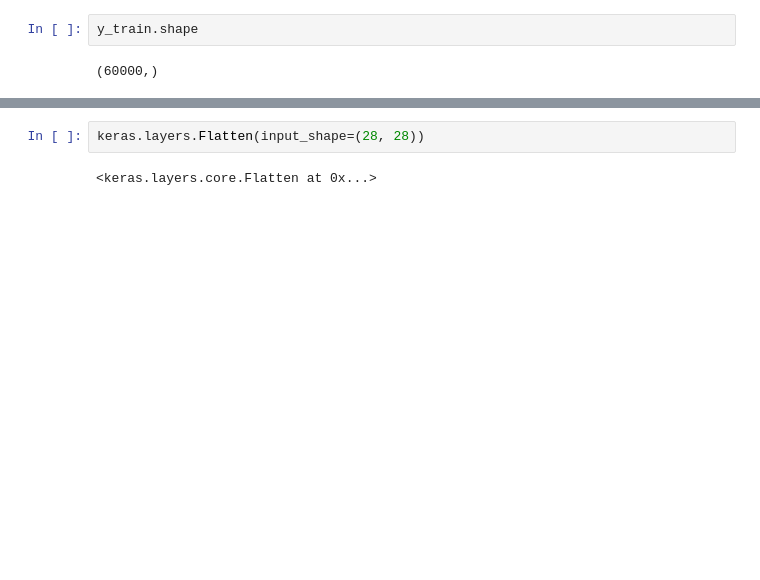
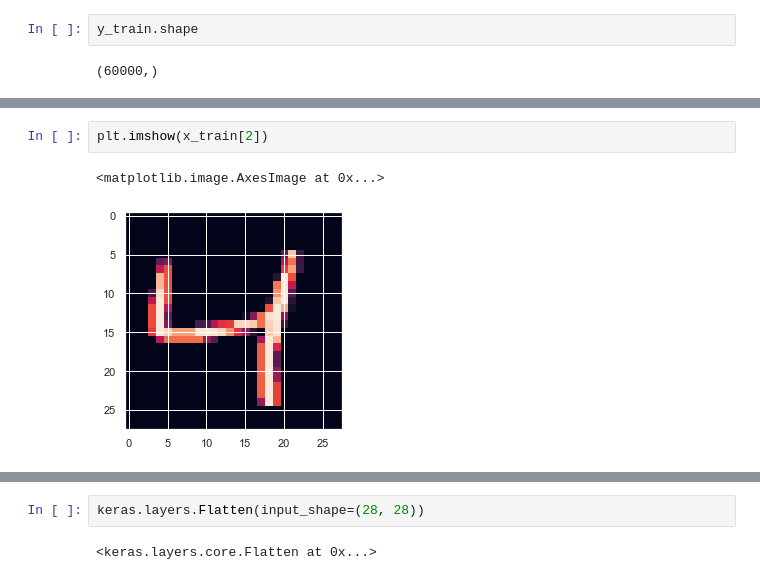
Before and after one commit to Unique-Divine/Hello-World-of-ML, a Jupyter notebook: Image Recognition/MNIST Digits - Neural Network/MNIST Digit Classification.ipynb, the cells around one changed output, grey strips where cells are left out. Cells and saved outputs as stored; diff of their text form; blank space fills up the shorter version.

```diff
--- a/Image Recognition/MNIST Digits - Neural Network/MNIST Digit Classification.ipynb
+++ b/Image Recognition/MNIST Digits - Neural Network/MNIST Digit Classification.ipynb
@@ -45,0 +51,5 @@ y_train.shape
+# %%
+plt.imshow(x_train[2])
+# %% [output]
+<matplotlib.image.AxesImage at 0x...>
+[figure, added]
```
Also changed, not shown: parts of 11 cells of this notebook.
